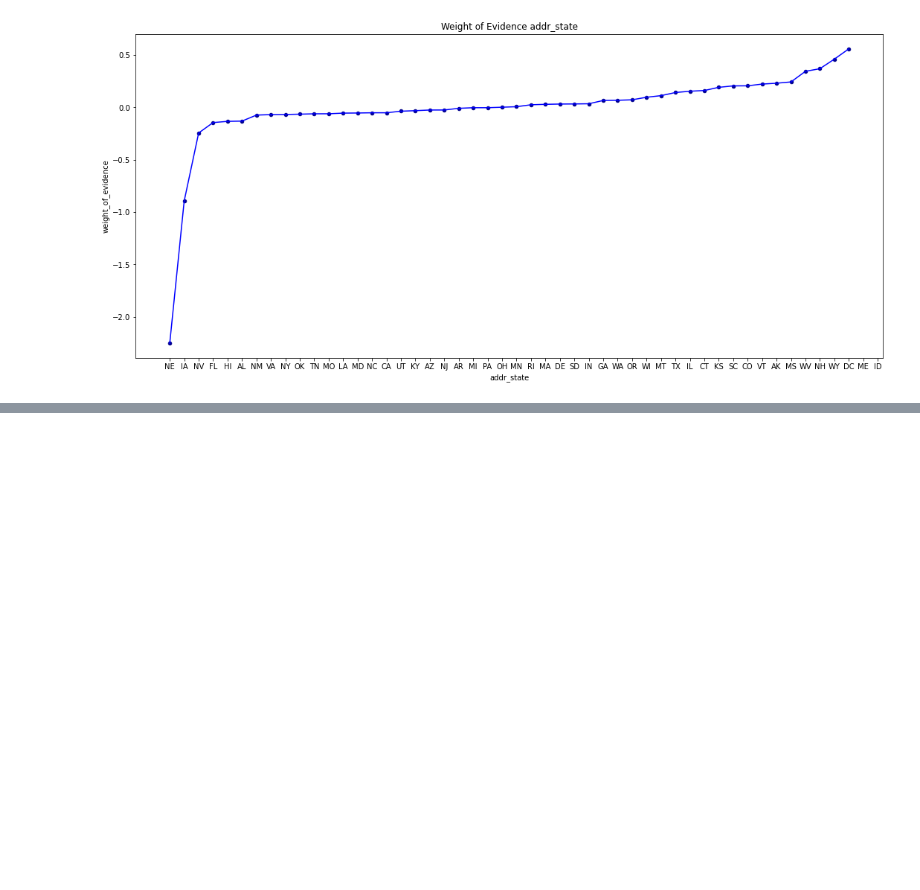
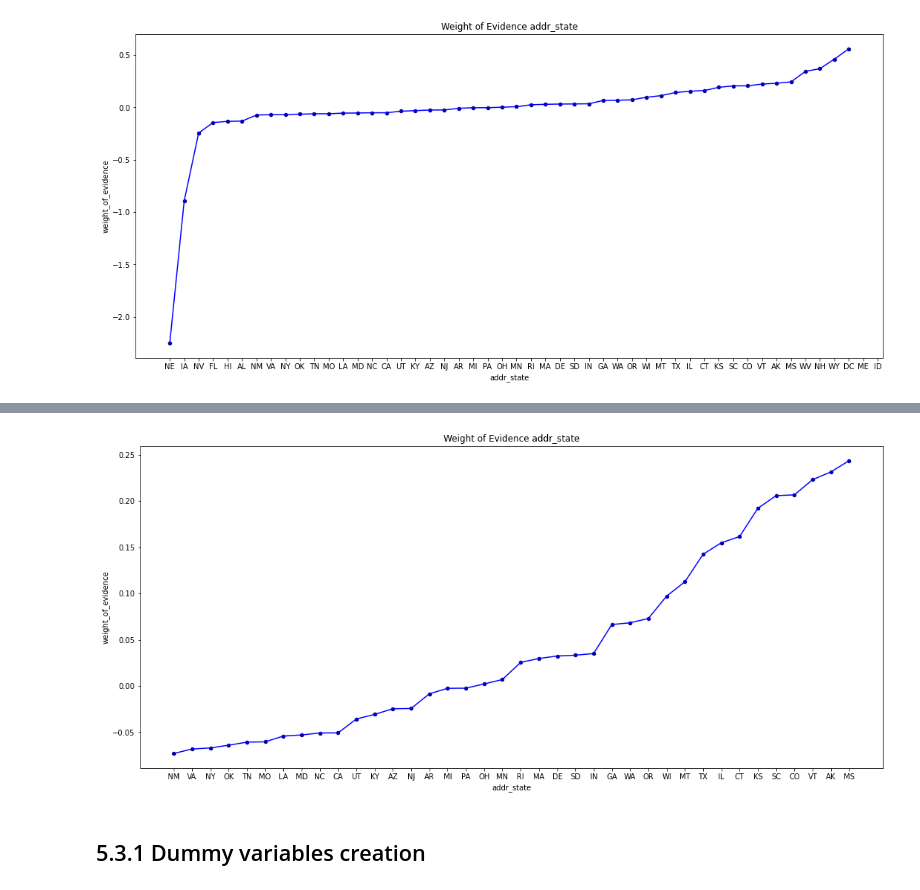
Before and after one commit to kevinmiguel97/Lending-Club-Credit-RIsk-Model, a Jupyter notebook: Lending Club Risk Model.ipynb, the cells around one changed output, grey strips where cells are left out. Saved outputs shown, nothing was run; the diff lists cells and outputs as text; code cells hidden in the pictures; blank space fills up the shorter version.

```diff
--- a/Lending Club Risk Model.ipynb
+++ b/Lending Club Risk Model.ipynb
@@ -403,0 +443,6 @@ plot_weight_of_evidence(df_temp, width=18)
+# %%
+plot_weight_of_evidence(df_temp[6:-6], width=18)
+# %% [output]
+[figure, added]
+# %% [markdown]
+## 5.3.1 Dummy variables creation
```
Also changed, not shown: parts of 6 cells of this notebook, 1 other file.
